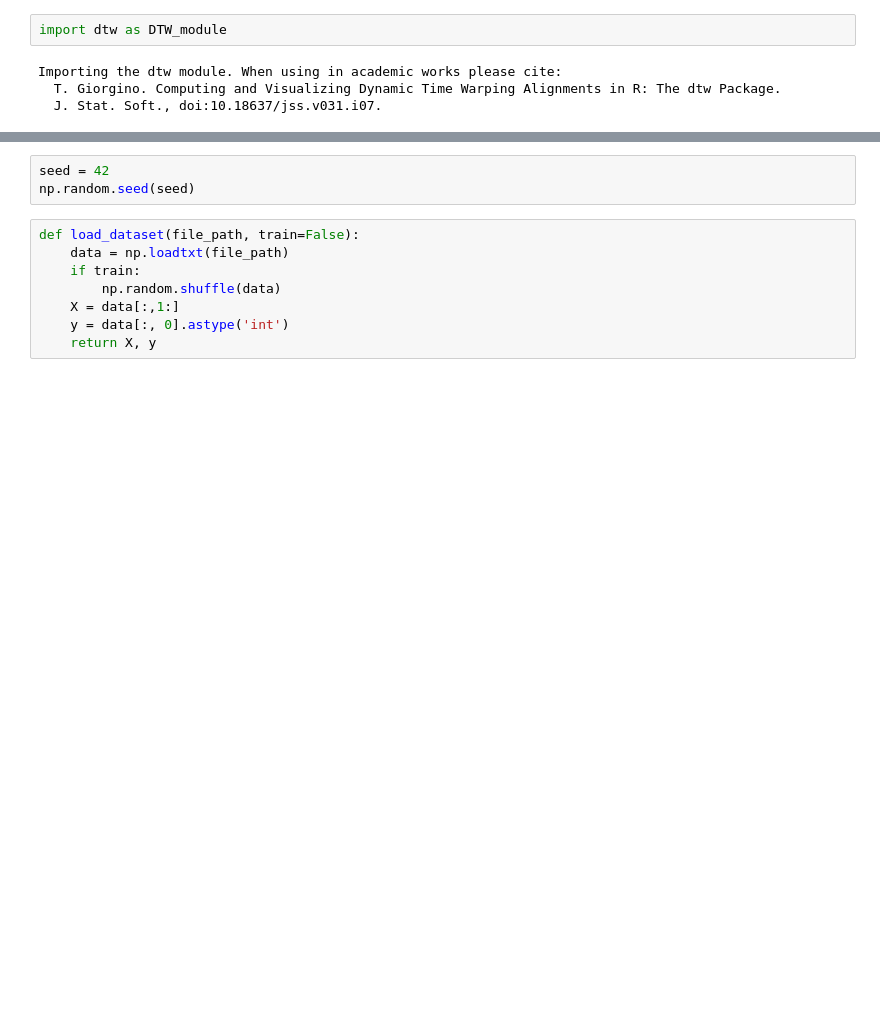
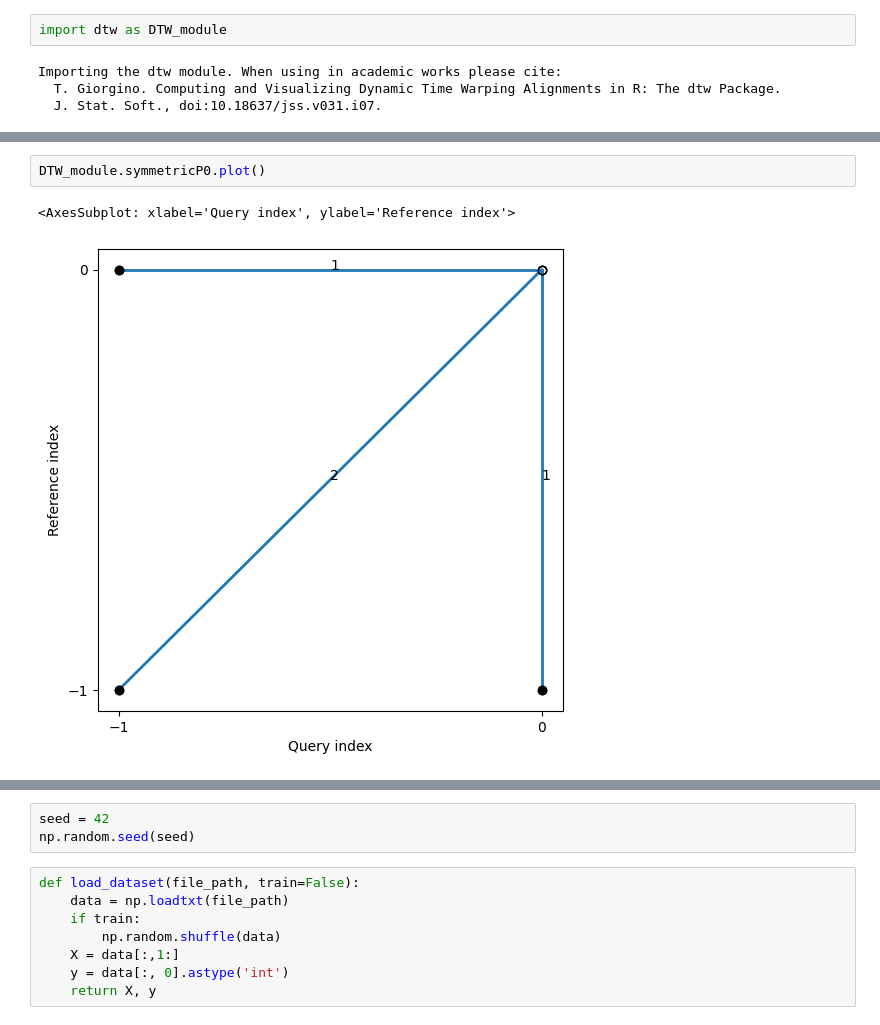
Before and after one commit to pakornyodkab/TimeSeriesFinalProject, a Jupyter notebook: slope_constrain_experiment.ipynb, the cells around one changed output, grey strips where cells are left out. Saved outputs shown, nothing was run; the diff lists cells and outputs as text; blank space fills up the shorter version.

```diff
--- a/slope_constrain_experiment.ipynb
+++ b/slope_constrain_experiment.ipynb
@@ -20,0 +26,5 @@ Importing the dtw module. When using in academic works please cite:
+# %%
+DTW_module.symmetricP0.plot()
+# %% [output]
+<AxesSubplot: xlabel='Query index', ylabel='Reference index'>
+[figure, added]
```
Also changed, not shown: parts of 120 cells of this notebook, 3 other files.
